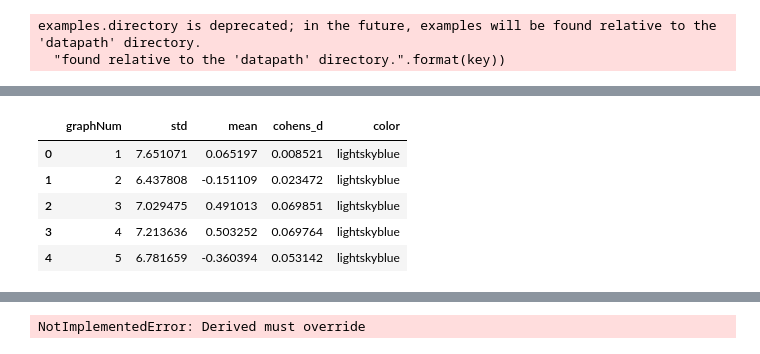
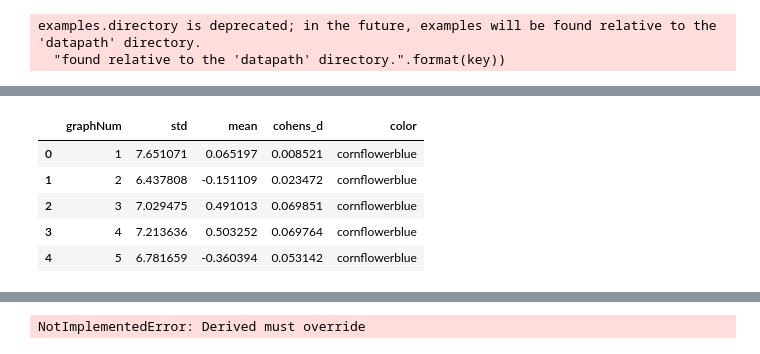
Before and after one commit to kbfreder/SYTYCG, a Jupyter notebook: GraphCodeWithInstr.ipynb, the cells around one changed output, grey strips where cells are left out. Saved outputs shown, nothing was run; the diff lists cells and outputs as text; code cells hidden in the pictures.

```diff
--- a/SYTYCG-v2.ipynb
+++ b/GraphCodeWithInstr.ipynb
@@ -51,12 +33,29 @@ grp2['cohens_d'] = np.abs(grp2['mean'] / grp2['std'])
 # %%
+def sd_pooled(sds):
+    return reduce(lambda x, y: np.sqrt(x**2 + y**2) / 2, sds)
+
+grp2 = grp.groupby(['graphNum']).agg({'std': sd_pooled, 'mean': np.diff})
+grp2.reset_index(inplace=True)
+grp2['cohens_d'] = np.abs(grp2['mean'] / grp2['std'])
+
 def assign_color(cohens_d):
     if cohens_d <= 0.1:
-        color_m = 'lightskyblue'
+        color_m = 'cornflowerblue'
     elif cohens_d <= 0.5:
         color_m = 'turquoise'
     elif cohens_d <= 0.8:
         color_m = 'limegreen'
     elif cohens_d > 1:
         color_m = 'orange'
 
     return color_m
+
+grp2['color'] = grp2['cohens_d'].apply(lambda x: assign_color(x))
+grp2.head()
+# %% [output]
+|  | graphNum | std | mean | cohens_d | color |
+| 0 | 1 | 7.651071 | 0.065197 | 0.008521 | cornflowerblue |
+| 1 | 2 | 6.437808 | -0.151109 | 0.023472 | cornflowerblue |
+| 2 | 3 | 7.029475 | 0.491013 | 0.069851 | cornflowerblue |
+| 3 | 4 | 7.213636 | 0.503252 | 0.069764 | cornflowerblue |
+| 4 | 5 | 6.781659 | -0.360394 | 0.053142 | cornflowerblue |
@@ -65,12 +62,3 @@ grp2['color'] = grp2['cohens_d'].apply(lambda x: assign_color(x))
-# %%
-grp2.head()
-# %% [output]
-|  | graphNum | std | mean | cohens_d | color |
-| 0 | 1 | 7.651071 | 0.065197 | 0.008521 | lightskyblue |
-| 1 | 2 | 6.437808 | -0.151109 | 0.023472 | lightskyblue |
-| 2 | 3 | 7.029475 | 0.491013 | 0.069851 | lightskyblue |
-| 3 | 4 | 7.213636 | 0.503252 | 0.069764 | lightskyblue |
-| 4 | 5 | 6.781659 | -0.360394 | 0.053142 | lightskyblue |
 # %%
 label_fs = 12
 tick_fs = 10
```
Also changed, not shown: parts of 7 cells of this notebook, 8 other files.
